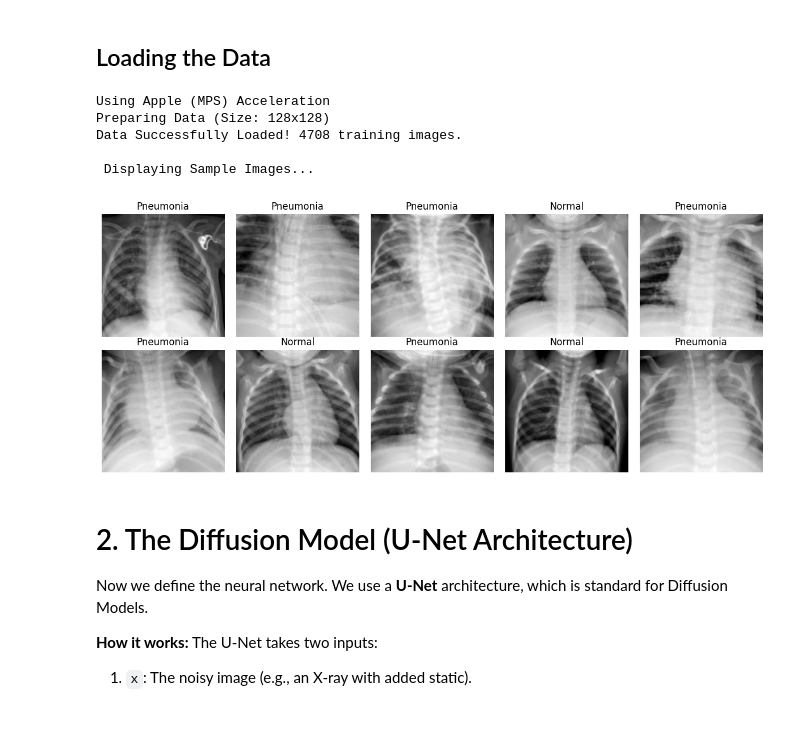
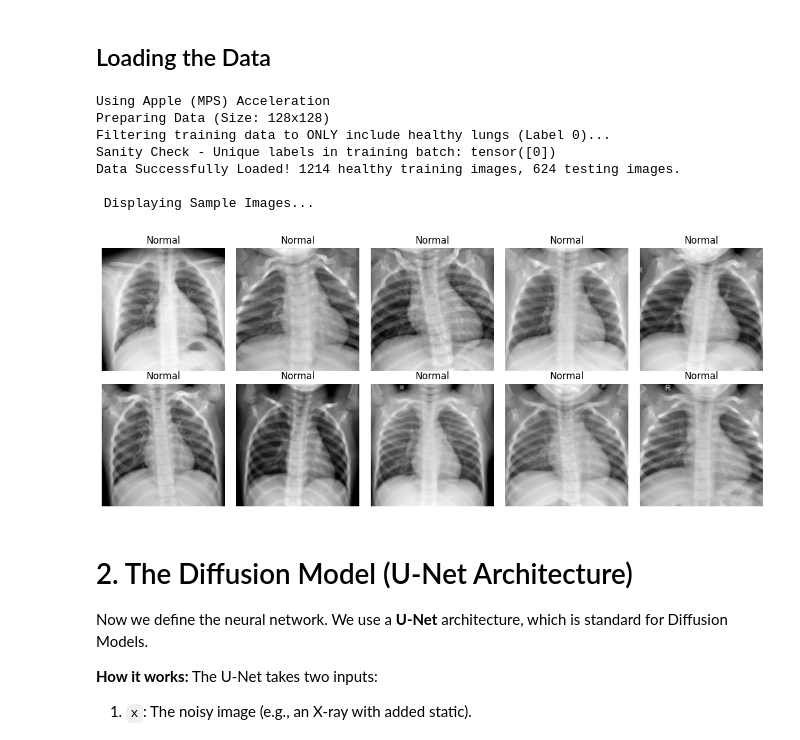
Before and after one commit to MPSVIRAJ/pneumonia-diffusion-anomaly-detection, a Jupyter notebook: pneumonia_diffusion_anomaly_detection_ddpm_ddim_V1.1.ipynb, the cells around one changed output. Saved outputs shown, nothing was run; the diff lists cells and outputs as text; code cells hidden in the pictures.

```diff
--- a/pneumonia_diffusion_anomaly_detection_ddpm_ddim_V1.1.ipynb
+++ b/pneumonia_diffusion_anomaly_detection_ddpm_ddim_V1.1.ipynb
@@ -82,50 +86,71 @@ def load_data(img_size=64, batch_size=128):
         size=img_size
     )
 
-    # Create data loader for the train
+    print("Filtering training data to ONLY include healthy lungs (Label 0)...")
+
+    # Find the index of every image that has a label of 0 (Normal)
+    healthy_indices = np.where(train_dataset.labels.squeeze() == 0)[0].tolist()
+
+    # Create a new dataset using ONLY those healthy indices
+    healthy_train_dataset = Subset(train_dataset, healthy_indices)
+
+    # Create data loader for the train using the FILTERED dataset
     train_loader = DataLoader(
-        dataset=train_dataset,
+        dataset=healthy_train_dataset, # <--- Only healthy lungs for training
         batch_size=batch_size,
         shuffle=True
     )
 
-    print(f"Data Successfully Loaded! {len(train_dataset)} training images.")
-    return train_loader, test_dataset, device
+    # Verify that the training loader only contains label 0
+    imgs, lbls = next(iter(train_loader))
+    print("Sanity Check - Unique labels in training batch:", torch.unique(lbls))
+
+    # Create data loader for the test (shuffle=False keeps labels aligned)
+    test_loader = DataLoader(
+        dataset=test_dataset,
+        batch_size=batch_size,
+        shuffle=False
+    )
+
+    print(f"Data Successfully Loaded! {len(healthy_train_dataset)} healthy training images, {len(test_dataset)} testing images.")
+    return train_loader, test_loader, test_dataset, device
 
 # -- Execution and verification --
 IMG_SIZE = 128
 BATCH_SIZE = 64
 
-train_loader, test_dataset, device = load_data(img_size=IMG_SIZE, batch_size=BATCH_SIZE)
+train_loader, test_loader, test_dataset, device = load_data(img_size=IMG_SIZE, batch_size=BATCH_SIZE)
 
 # -- Visualization --
 print("\n Displaying Sample Images...")
 
 # Take one batch
 images, labels = next(iter(train_loader))
 
 # Remove the normalization for display purpose: (-1, 1) -> (0, 1)
 images_display = images / 2 + 0.5
 
 plt.figure(figsize=(12, 5))
 for i in range(10):  # Show 10 images from the batch
     plt.subplot(2, 5, i+1)
     img = images_display[i].squeeze().numpy()
     lbl = labels[i].item()
 
     plt.imshow(img, cmap='gray')
     plt.title("Pneumonia" if lbl == 1 else "Normal")
     plt.axis('off')
 
 plt.tight_layout()
 plt.show()
 # %% [output]
 Using Apple (MPS) Acceleration
 Preparing Data (Size: 128x128)
-Data Successfully Loaded! 4708 training images.
+Filtering training data to ONLY include healthy lungs (Label 0)...
+Sanity Check - Unique labels in training batch: tensor([0])
+Data Successfully Loaded! 1214 healthy training images, 624 testing images.
 
  Displaying Sample Images...
-[figure, old version]
+[figure, new version]
 # %% [markdown]
 # 2. The Diffusion Model (U-Net Architecture)
 
```
Also changed, not shown: parts of 8 cells of this notebook.
